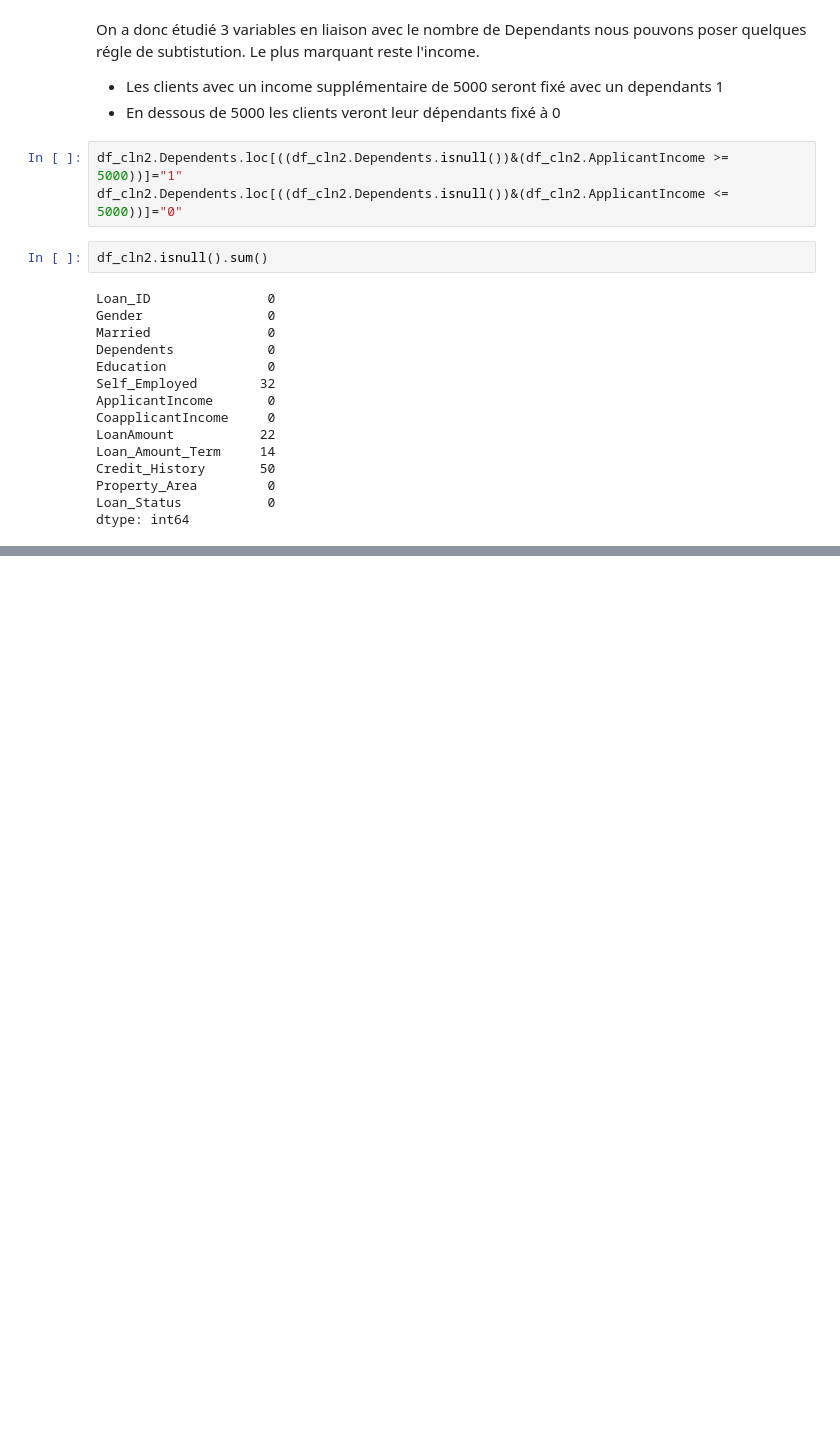
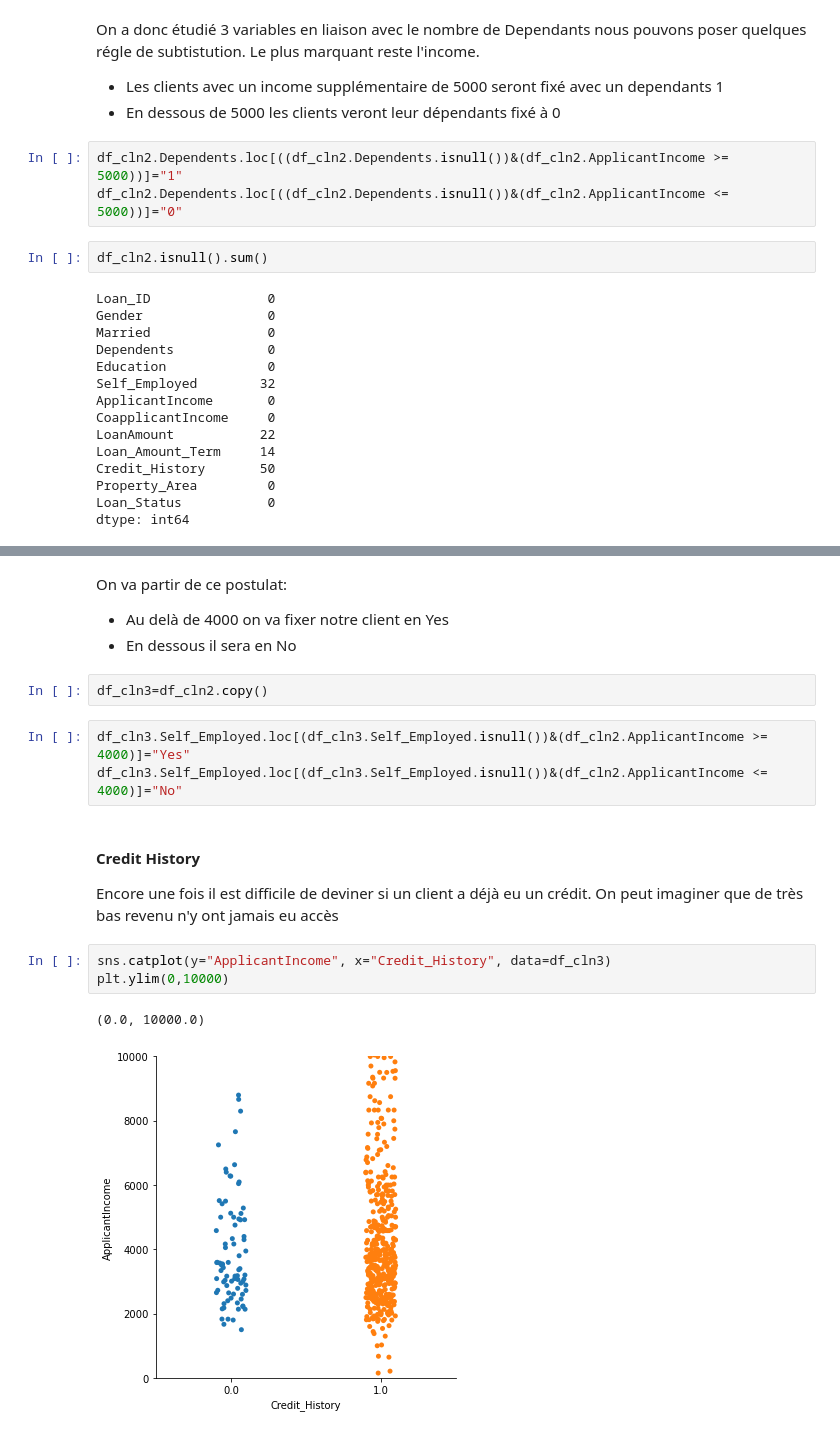
Before and after one commit to Gfeuillas/finance_project, a Jupyter notebook: Projet Finance.ipynb, the cells around one changed output, grey strips where cells are left out. Drawn from its saved outputs; the diff is of its cells as text; blank space fills up the shorter version.

```diff
--- a/Projet Finance.ipynb
+++ b/Projet Finance.ipynb
@@ -561,0 +625,19 @@ dtype: int64
+# %% [markdown]
+On va partir de ce postulat:
+   <ul><li>Au delà de 4000 on va fixer notre client en Yes</li>
+    <li>En dessous il sera en No</li></ul>
+# %%
+df_cln3=df_cln2.copy()
+# %%
+df_cln3.Self_Employed.loc[(df_cln3.Self_Employed.isnull())&(df_cln2.ApplicantIncome >= 4000)]="Yes"
+df_cln3.Self_Employed.loc[(df_cln3.Self_Employed.isnull())&(df_cln2.ApplicantIncome <= 4000)]="No"
+# %% [markdown]
+#### Credit History
+
+Encore une fois il est difficile de deviner si un client a déjà eu un crédit. On peut imaginer que de très bas revenu n'y ont jamais eu accès
+# %%
+sns.catplot(y="ApplicantIncome", x="Credit_History", data=df_cln3)
+plt.ylim(0,10000)
+# %% [output]
+(0.0, 10000.0)
+[figure, added]
```
Also changed, not shown: parts of 15 cells of this notebook.
